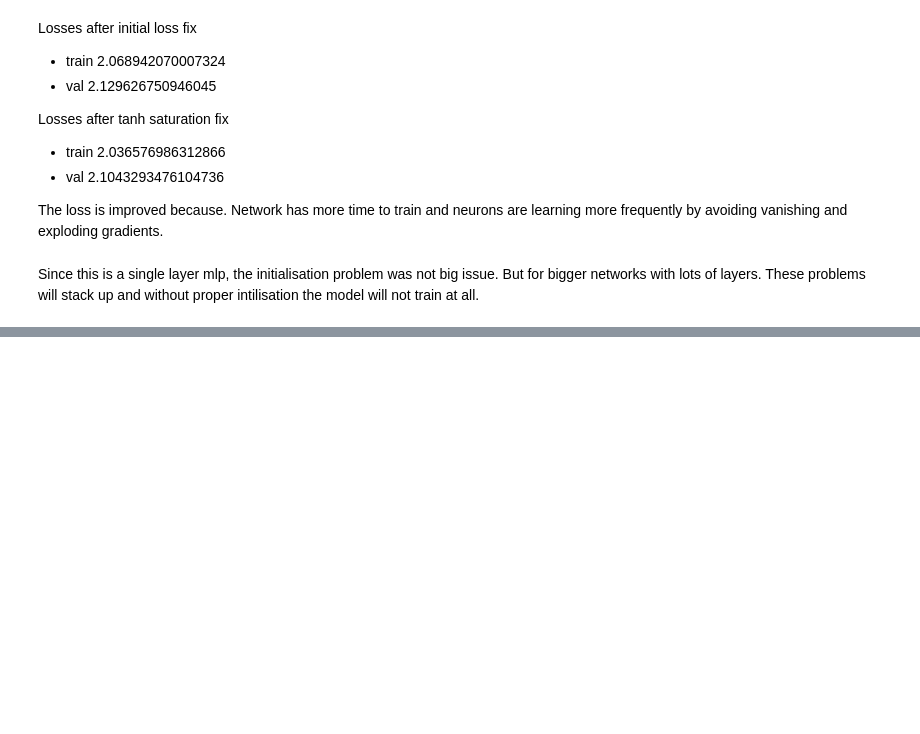
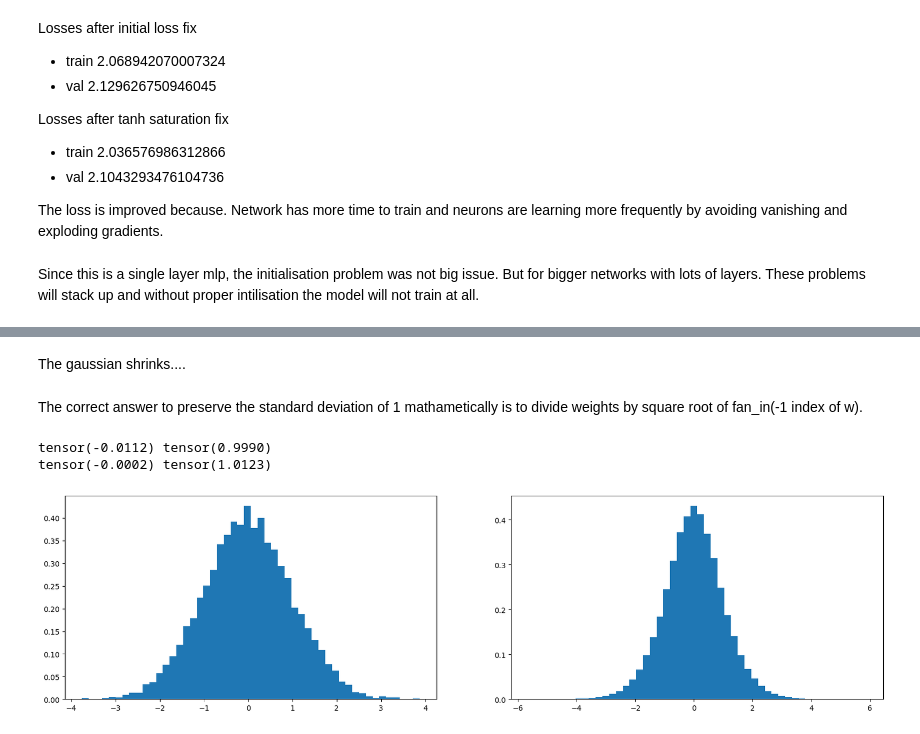
Before and after one commit to JpChii/makemore, a Jupyter notebook: 4-activations, gradients, batchnorm.ipynb, the cells around one changed output, grey strips where cells are left out. Cells and saved outputs as stored; diff of their text form; code cells hidden in the pictures; blank space fills up the shorter version.

```diff
--- a/4-activations, gradients, batchnorm.ipynb
+++ b/4-activations, gradients, batchnorm.ipynb
@@ -814,0 +871,20 @@ These problems will stack up and without proper intilisation the model will not
+# %% [markdown]
+The gaussian shrinks....
+# %% [markdown]
+The correct answer to preserve the standard deviation of 1 mathametically is to divide weights by square root of fan_in(-1 index of w).
+# %%
+# Square root of fan in
+x = torch.randn(1000, 10)
+w = torch.randn(10, 200) / 10 ** 0.5
+print(x.mean(), x.std())
+y = x @ w
+print(y.mean(), y.std())
+plt.figure(figsize=(20, 5))
+plt.subplot(121)
+plt.hist(x.view(-1).tolist(), 50, density=True);
+plt.subplot(122)
+plt.hist(y.view(-1).tolist(), 50, density=True);
+# %% [output]
+tensor(-0.0112) tensor(0.9990)
+tensor(-0.0002) tensor(1.0123)
+[figure, added]
```
Also changed, not shown: parts of 16 cells of this notebook.
